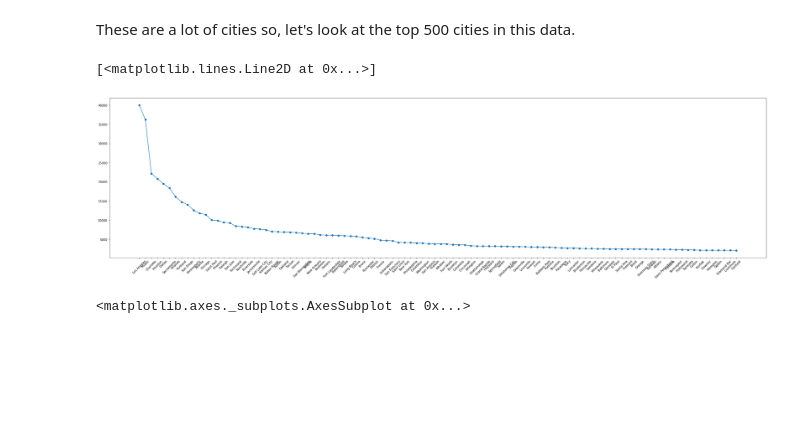
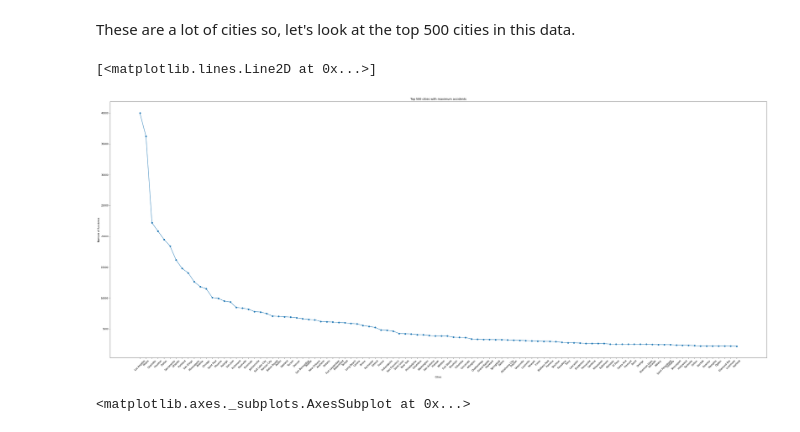
Before and after one commit to fadedstarboy/USA-Accidents-Analysis, a Jupyter notebook: US_Accidents.ipynb, the cells around one changed output. Cells and saved outputs as stored; diff of their text form; code cells hidden in the pictures; blank space fills up the shorter version.

```diff
--- a/US_Accidents.ipynb
+++ b/US_Accidents.ipynb
@@ -104,12 +107,15 @@ These are a lot of cities so, let's look at the top 500 cities in this data.
 # %%
 city_counts =df.City.value_counts()
 top_city = city_counts[:100]
-plt.figure(figsize = (40, 10))
+plt.figure(figsize = (50, 20))
 plt.xticks(rotation =45 )
+plt.title('Top 500 cities with maximum accidents')
+plt.xlabel('Cities')
+plt.ylabel('Number of Accidents')
 plt.plot(top_city,marker='o')
 # %% [output]
 [<matplotlib.lines.Line2D at 0x...>]
-[figure, old version]
+[figure, new version]
 # %%
 city_counts[:20].plot(kind='barh')
 # %% [output]
```
Also changed, not shown: parts of 5 cells of this notebook.
